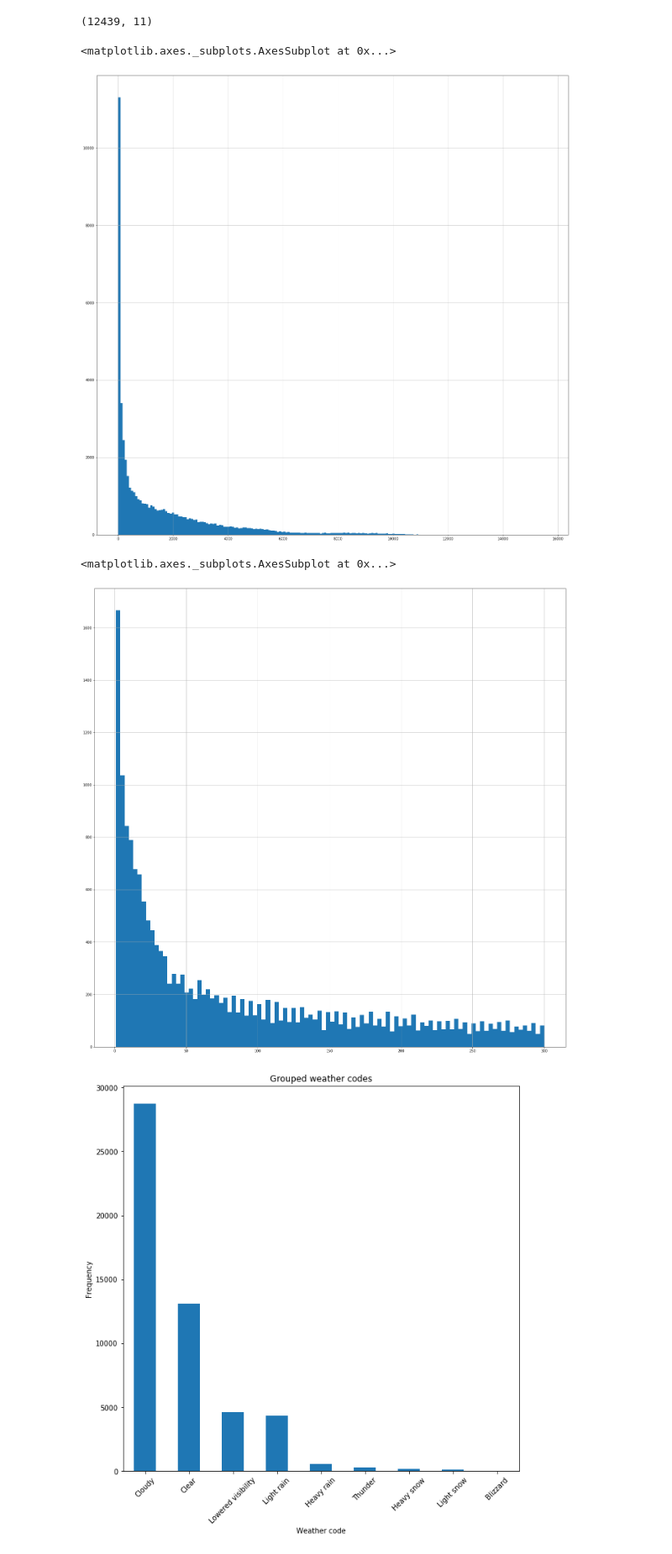
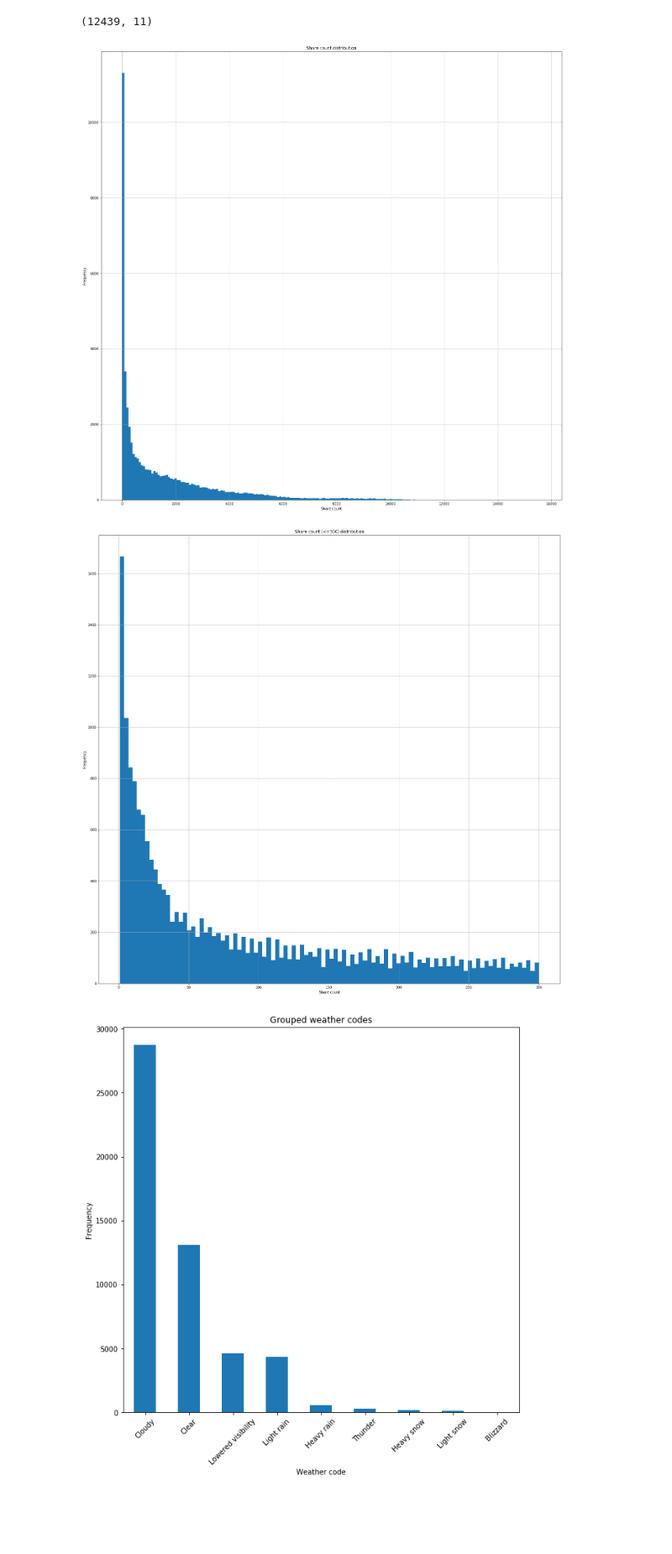
Before and after one commit to Krismix1/data-science-mandatory-2, a Jupyter notebook: model.ipynb, the cells around one changed output. Shown at 84% size. Drawn from its saved outputs; the diff is of its cells as text; code cells hidden in the pictures; blank space fills up the shorter version.

```diff
--- a/model.ipynb
+++ b/model.ipynb
@@ -299,15 +323,19 @@ bike_share_df[bike_share_df['share_count'] <= 100].shape
 # %% [output]
 (12439, 11)
 # %%
-bike_share_df['share_count'].hist(bins=200, figsize=(24,24))
+ax = bike_share_df['share_count'].hist(bins=200, figsize=(24,24))
+ax.set_xlabel('Share count')
+ax.set_ylabel('Frequency')
+_ = ax.set_title('Share count distribution')
 # %% [output]
-<matplotlib.axes._subplots.AxesSubplot at 0x...>
-[figure, old version]
+[figure, new version]
 # %%
-bike_share_df[bike_share_df['share_count'] <= 300]['share_count'].hist(bins=100, figsize=(24,24))
+ax = bike_share_df[bike_share_df['share_count'] <= 300]['share_count'].hist(bins=100, figsize=(24,24))
+ax.set_xlabel('Share count')
+ax.set_ylabel('Frequency')
+_ = ax.set_title('Share count (<=300) distribution')
 # %% [output]
-<matplotlib.axes._subplots.AxesSubplot at 0x...>
-[figure, old version]
+[figure, new version]
 # %%
 shares_extra_attribs = group_weather_codes(bike_share_df.values)
 shares_extra_attribs = pd.DataFrame(
```
Also changed, not shown: parts of 12 cells of this notebook.
